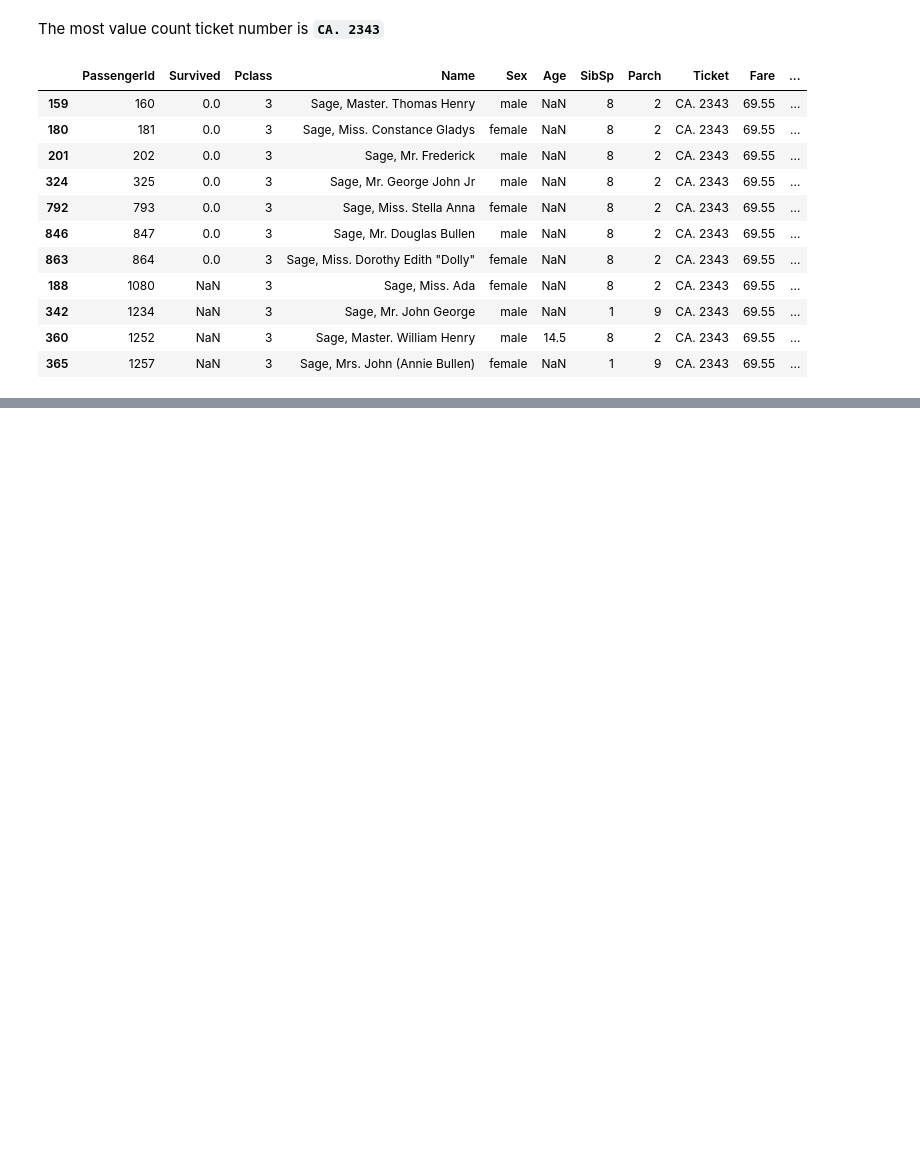
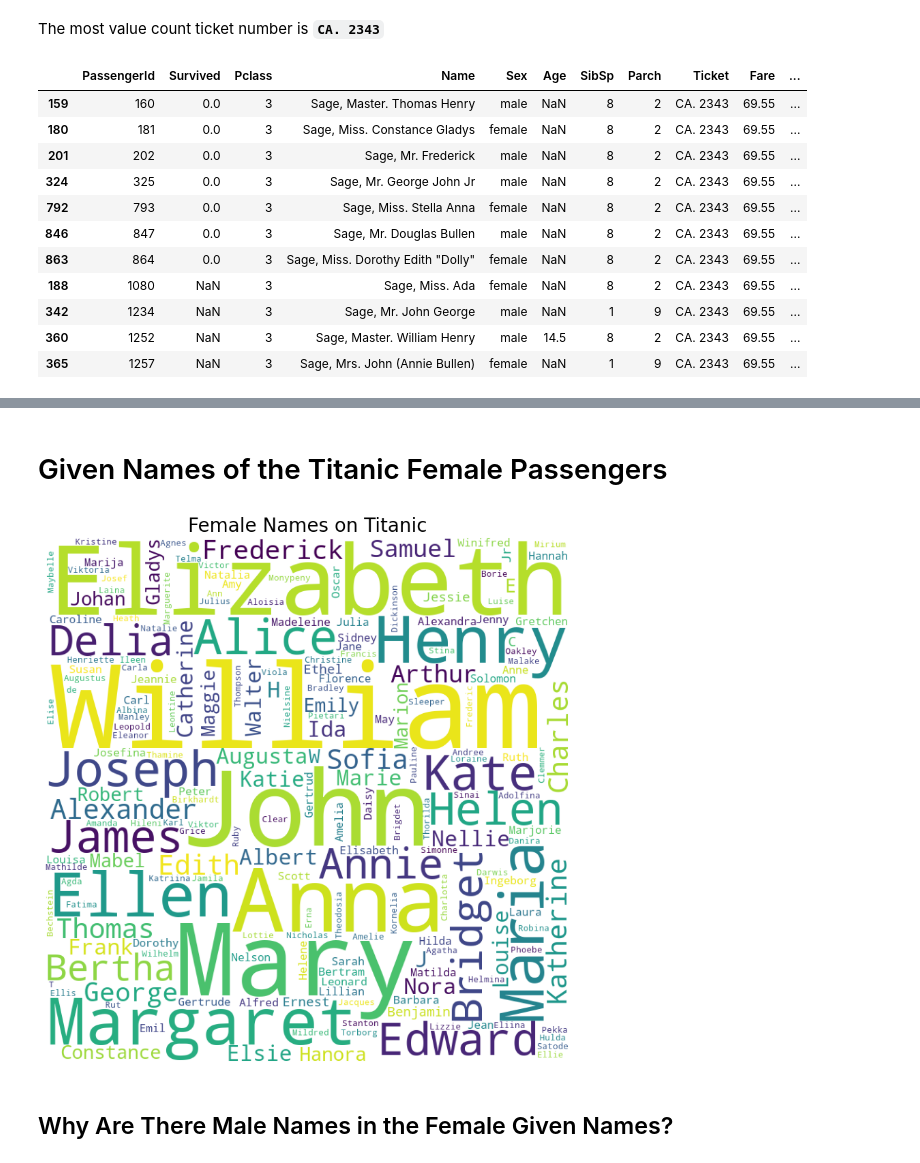
Before and after one commit to devbilalkhan/titanic-eda, a Jupyter notebook: titanic_text_analysis.ipynb, the cells around one changed output, grey strips where cells are left out. Saved outputs shown, nothing was run; the diff lists cells and outputs as text; code cells hidden in the pictures; blank space fills up the shorter version.

```diff
--- a/titanic_text_analysis.ipynb
+++ b/titanic_text_analysis.ipynb
@@ -275,0 +169,8 @@ generate_wordcloud(df, 'given_name', "Given Names")
+# %% [markdown]
+# Given Names of the Titanic Female Passengers
+# %%
+generate_wordcloud(df[df["Sex"]=="female"], "given_name", "Female Names on Titanic")
+# %% [output]
+[figure, added]
+# %% [markdown]
+## Why Are There Male Names in the Female Given Names?
```
Also changed, not shown: parts of 32 cells of this notebook.
